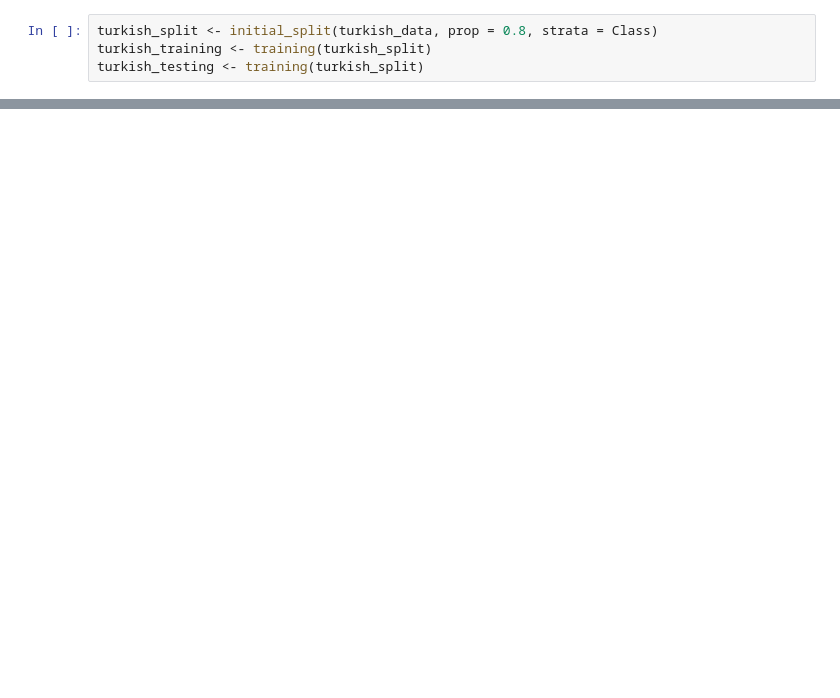
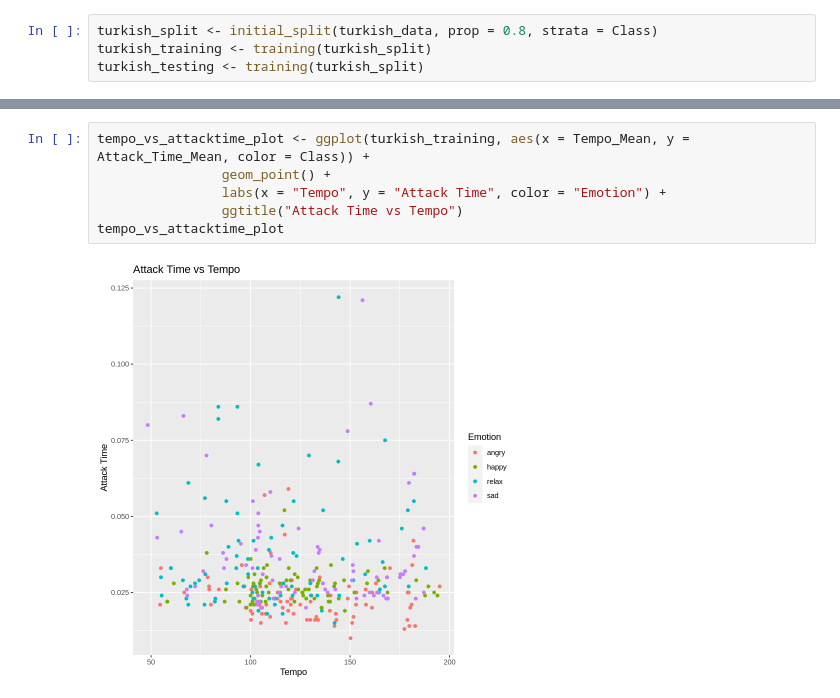
Before and after one commit to sonatuna/DSCI100-project, a Jupyter notebook: project_proposal.ipynb, the cells around one changed output, grey strips where cells are left out. Drawn from its saved outputs; the diff is of its cells as text; blank space fills up the shorter version.

```diff
--- a/project_proposal.ipynb
+++ b/project_proposal.ipynb
@@ -119,0 +119,8 @@ turkish_plot2
+# %%
+tempo_vs_attacktime_plot <- ggplot(turkish_training, aes(x = Tempo_Mean, y = Attack_Time_Mean, color = Class)) +
+                geom_point() +
+                labs(x = "Tempo", y = "Attack Time", color = "Emotion") +
+                ggtitle("Attack Time vs Tempo")
+tempo_vs_attacktime_plot
+# %% [output]
+[figure, added]
```
Also changed, not shown: parts of 7 cells of this notebook.
